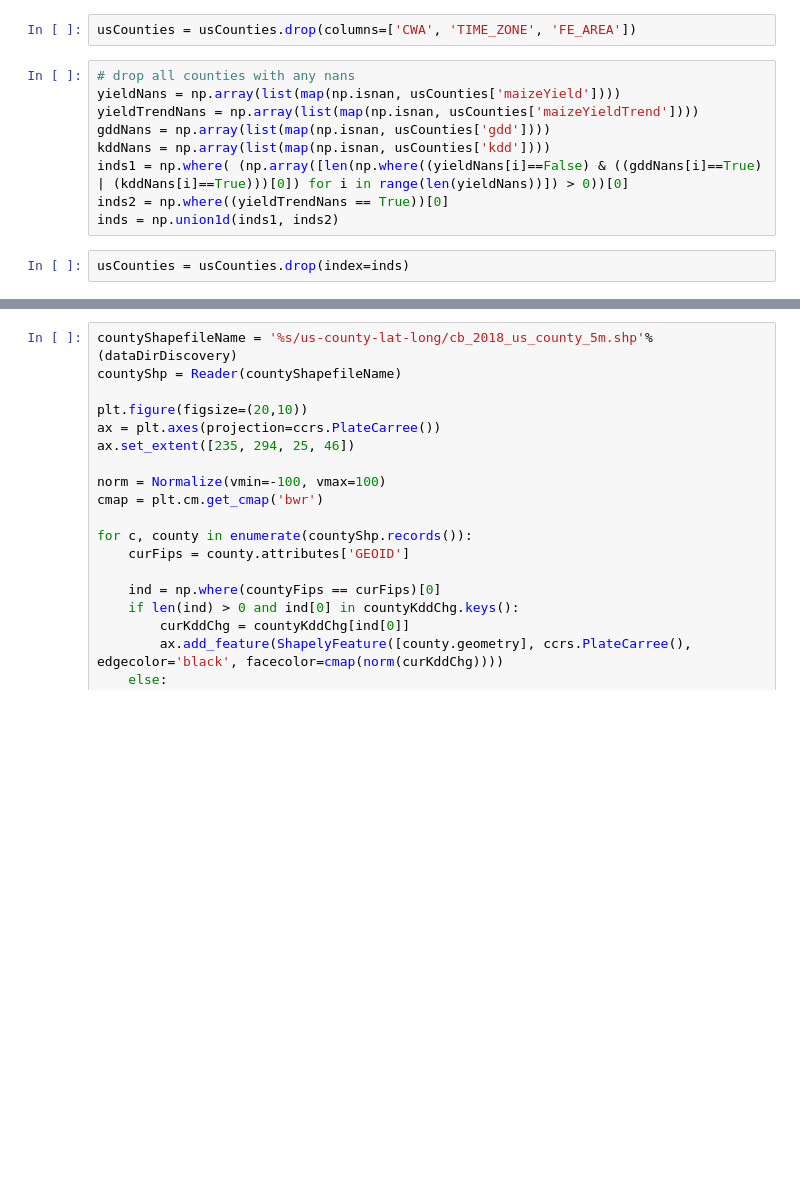
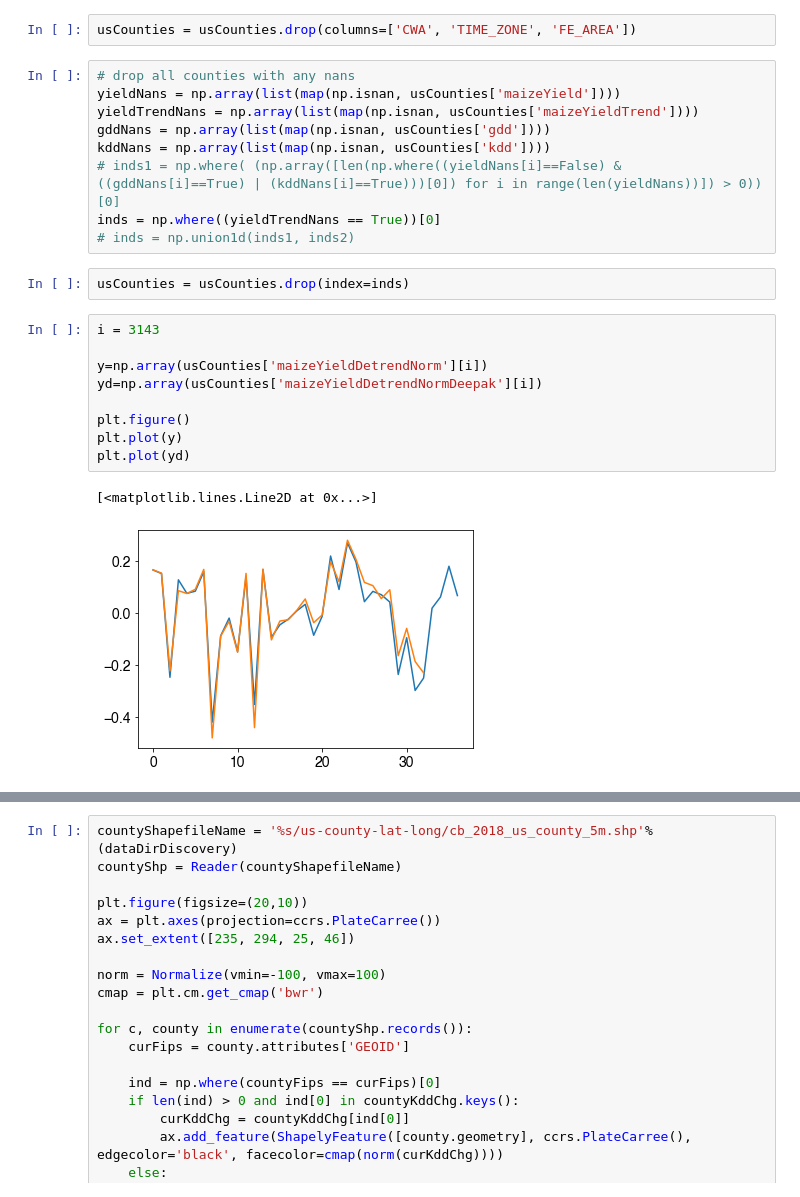
Before and after one commit to ecoffel/grad-research, a Jupyter notebook: 2020-ag-land-climate/ag_calc_gdd_kdd.ipynb, the cells around one changed output, grey strips where cells are left out. Saved outputs shown, nothing was run; the diff lists cells and outputs as text; blank space fills up the shorter version.

```diff
--- a/2020-ag-land-climate/ag_calc_gdd_kdd.ipynb
+++ b/2020-ag-land-climate/ag_calc_gdd_kdd.ipynb
@@ -531,11 +673,23 @@ yieldNans = np.array(list(map(np.isnan, usCounties['maizeYield'])))
 yieldTrendNans = np.array(list(map(np.isnan, usCounties['maizeYieldTrend'])))
 gddNans = np.array(list(map(np.isnan, usCounties['gdd'])))
 kddNans = np.array(list(map(np.isnan, usCounties['kdd'])))
-inds1 = np.where( (np.array([len(np.where((yieldNans[i]==False) & ((gddNans[i]==True) | (kddNans[i]==True)))[0]) for i in range(len(yieldNans))]) > 0))[0]
-inds2 = np.where((yieldTrendNans == True))[0]
-inds = np.union1d(inds1, inds2)
+# inds1 = np.where( (np.array([len(np.where((yieldNans[i]==False) & ((gddNans[i]==True) | (kddNans[i]==True)))[0]) for i in range(len(yieldNans))]) > 0))[0]
+inds = np.where((yieldTrendNans == True))[0]
+# inds = np.union1d(inds1, inds2)
 # %%
 usCounties = usCounties.drop(index=inds)
+# %%
+i = 3143
+
+y=np.array(usCounties['maizeYieldDetrendNorm'][i])
+yd=np.array(usCounties['maizeYieldDetrendNormDeepak'][i])
+
+plt.figure()
+plt.plot(y)
+plt.plot(yd)
+# %% [output]
+[<matplotlib.lines.Line2D at 0x...>]
+[figure, added]
 # %%
 yt = []
 kt = []
```
Also changed, not shown: parts of 36 cells of this notebook, 2 other files.
